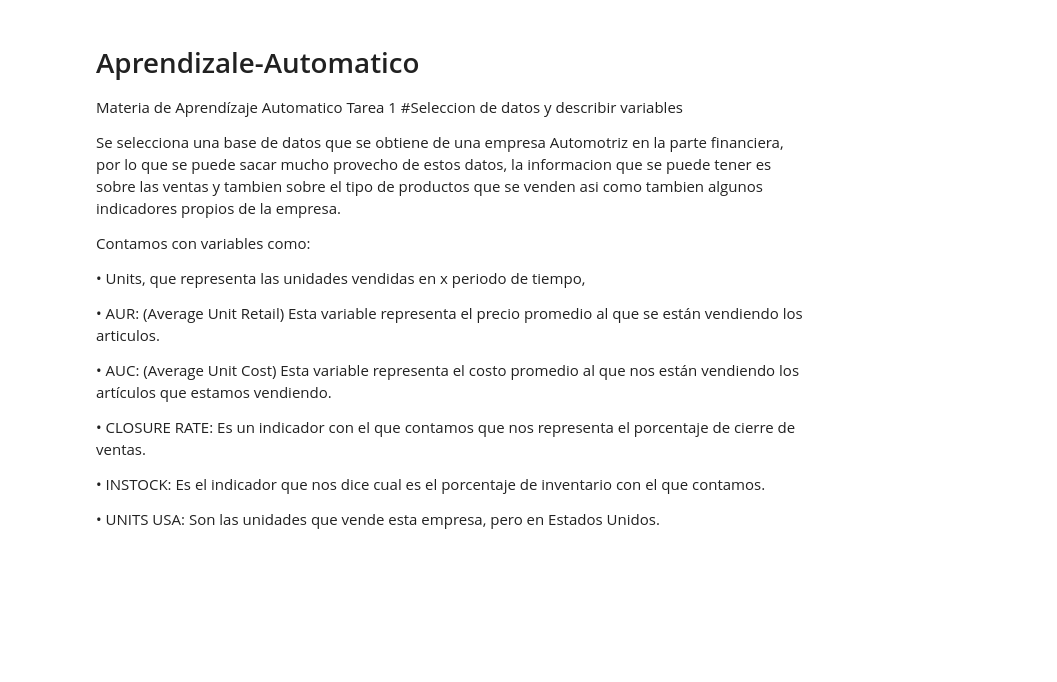
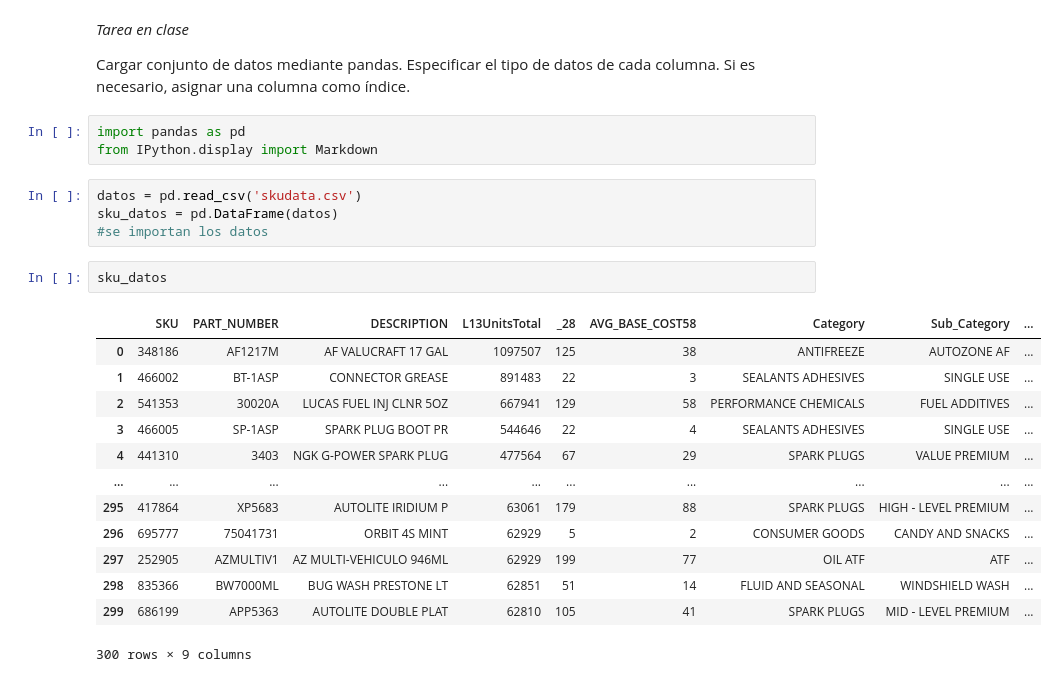
Before and after one commit to alanmejiaa/Aprendizale-Automatico, a Jupyter notebook: Welcome_To_Colaboratory.ipynb, the cells around one changed output. Cells and saved outputs as stored; diff of their text form; blank space fills up the shorter version.

Commit message:
Tarea #2

```diff
--- a/Welcome_To_Colaboratory.ipynb
+++ b/Welcome_To_Colaboratory.ipynb
@@ -1,24 +1,31 @@
 # %% [markdown]
 <a href="https://colab.research.google.com/github/alanmejiaa/Aprendizale-Automatico/blob/main/Welcome_To_Colaboratory.ipynb" target="_parent"><img src="https://colab.research.google.com/assets/colab-badge.svg" alt="Open In Colab"/></a>
-# %% [markdown]
-# Aprendizale-Automatico
-Materia de Aprendízaje Automatico
-Tarea 1
-#Seleccion de datos y describir variables
-
-
-Se selecciona una base de datos que se obtiene de una empresa Automotriz en la parte financiera, por lo que se puede sacar mucho provecho de estos datos, la informacion que se puede tener es sobre las ventas y tambien sobre el tipo de productos que se venden asi como tambien algunos indicadores propios de la empresa.
-
-Contamos con variables como:
-
-•	Units, que representa las unidades vendidas en x periodo de tiempo,
-
-•	AUR: (Average Unit Retail) Esta variable representa el precio promedio al que se están vendiendo los articulos.
-
-•	AUC: (Average Unit Cost) Esta variable representa el costo promedio al que nos están vendiendo los artículos que estamos vendiendo.
-
-•	CLOSURE RATE: Es un indicador con el que contamos que nos representa el porcentaje de cierre de ventas.
-
-•	INSTOCK: Es el indicador que nos dice cual es el porcentaje de inventario con el que contamos.
-
-•	UNITS USA: Son las unidades que vende esta empresa, pero en Estados Unidos.
+# %% [markdown]
+*Tarea en clase*
+
+Cargar conjunto de datos mediante pandas.
+Especificar el tipo de datos de cada columna.
+Si es necesario, asignar una columna como índice.
+# %%
+import pandas as pd
+from IPython.display import Markdown
+# %%
+datos = pd.read_csv('skudata.csv')
+sku_datos = pd.DataFrame(datos)
+#se importan los datos
+# %%
+sku_datos
+# %% [output]
+|  | SKU | PART_NUMBER | DESCRIPTION | L13UnitsTotal | _28 | AVG_BASE_COST58 | Category | Sub_Category | ... |
+| 0 | 348186 | AF1217M | AF VALUCRAFT 17 GAL | 1097507 | 125 | 38 | ANTIFREEZE | AUTOZONE AF | ... |
+| 1 | 466002 | BT-1ASP | CONNECTOR GREASE | 891483 | 22 | 3 | SEALANTS ADHESIVES | SINGLE USE | ... |
+| 2 | 541353 | 30020A | LUCAS FUEL INJ CLNR 5OZ | 667941 | 129 | 58 | PERFORMANCE CHEMICALS | FUEL ADDITIVES | ... |
+| 3 | 466005 | SP-1ASP | SPARK PLUG BOOT PR | 544646 | 22 | 4 | SEALANTS ADHESIVES | SINGLE USE | ... |
+| 4 | 441310 | 3403 | NGK G-POWER SPARK PLUG | 477564 | 67 | 29 | SPARK PLUGS | VALUE PREMIUM | ... |
+| ... | ... | ... | ... | ... | ... | ... | ... | ... | ... |
+| 295 | 417864 | XP5683 | AUTOLITE IRIDIUM P | 63061 | 179 | 88 | SPARK PLUGS | HIGH - LEVEL PREMIUM | ... |
+| 296 | 695777 | 75041731 | ORBIT 4S MINT | 62929 | 5 | 2 | CONSUMER GOODS | CANDY AND SNACKS | ... |
+| 297 | 252905 | AZMULTIV1 | AZ MULTI-VEHICULO 946ML | 62929 | 199 | 77 | OIL ATF | ATF | ... |
+| 298 | 835366 | BW7000ML | BUG WASH PRESTONE LT | 62851 | 51 | 14 | FLUID AND SEASONAL | WINDSHIELD WASH | ... |
+| 299 | 686199 | APP5363 | AUTOLITE DOUBLE PLAT | 62810 | 105 | 41 | SPARK PLUGS | MID - LEVEL PREMIUM | ... |
+300 rows × 9 columns
```
Also changed, not shown: parts of 7 cells of this notebook.
